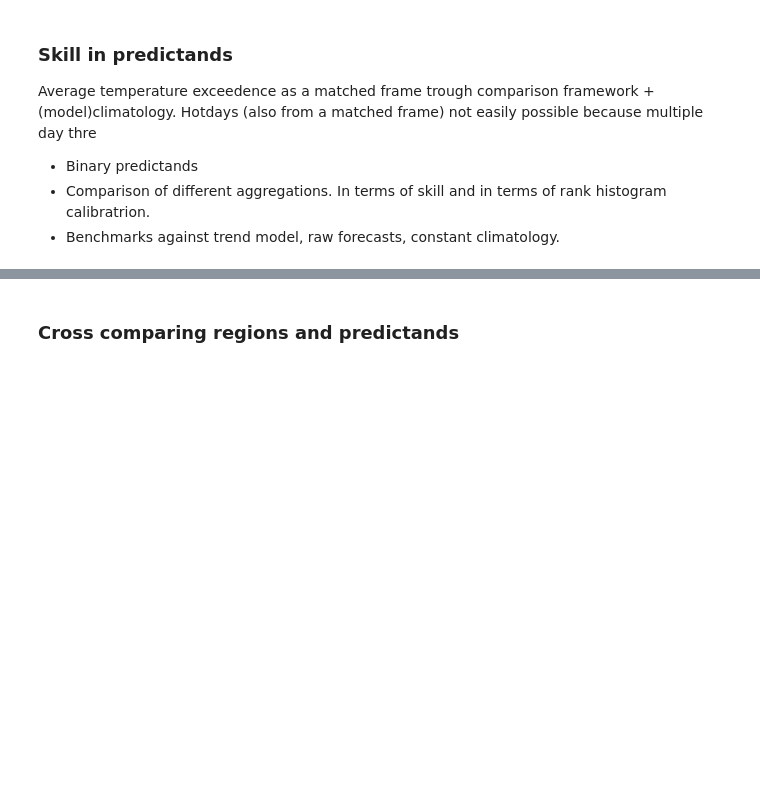
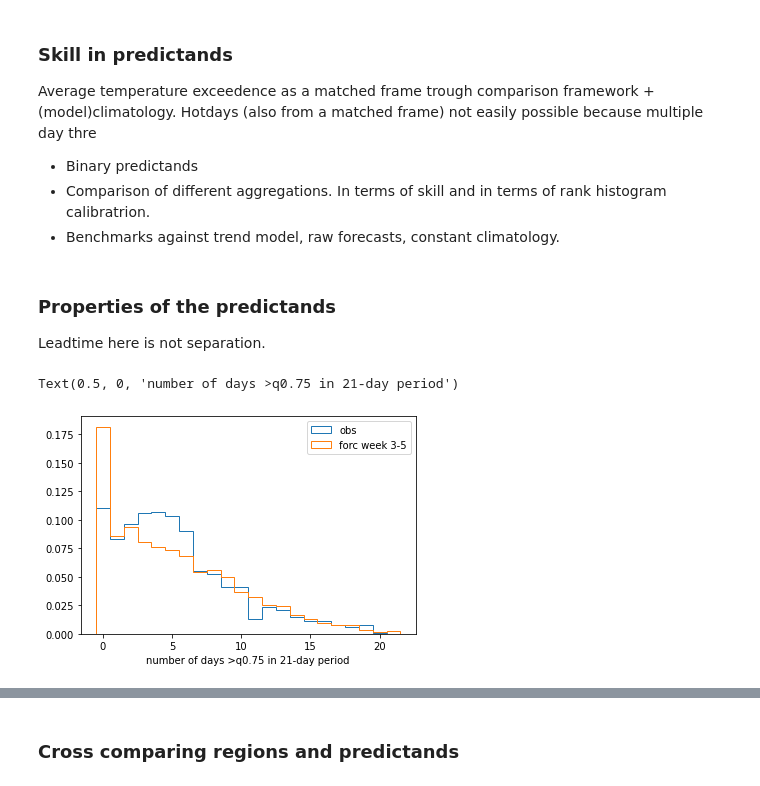
Before and after one commit to chiemvs/SubSeas, a Jupyter notebook: Predictands.ipynb, the cells around one changed output, grey strips where cells are left out. Drawn from its saved outputs; the diff is of its cells as text; code cells hidden in the pictures; blank space fills up the shorter version.

```diff
--- a/Predictands.ipynb
+++ b/Predictands.ipynb
@@ -23,6 +25,7 @@ from Hybrid.dataprep import binarize_hotday_predictand
 # %%
 predictands = pd.DataFrame({'obs':['tg-anom_1998-06-07_2019-10-31_7D-roll-mean_15-t2m-q095-adapted-mean',
                                     'tg-anom_1998-06-07_2019-10-31_14D-roll-mean_15-t2m-q095-adapted-mean',
+                                   'tg-anom_1998-06-07_2019-10-31_21D-roll-mean_15-t2m-q095-adapted-mean',
                                     'tg-anom_1998-06-07_2019-10-31_7D-roll-mean_0.58-t2m-q075-mean',
                                    'tg-anom_1998-06-07_2019-10-31_31D-roll-mean_15-t2m-q095-adapted-mean',
                                    'tg-ex-q0.75-21D_1998-06-07_2019-10-31_1D_15-t2m-q095-adapted-mean.nc',
@@ -31,11 +34,13 @@ predictands = pd.DataFrame({'obs':['tg-anom_1998-06-07_2019-10-31_7D-roll-mean_1
                                    'tg-ex-q0.75-7D_1998-06-07_2019-08-31_1D_15-t2m-q095-adapted-mean.nc'],
                             'clim':['tg-anom_clim_1998-06-07_2019-10-31_7D-roll-mean_15-t2m-q095-adapted-mean_5_5_q0.75', # Do not suffer from missing model records
                                     'tg-anom_clim_1998-06-07_2019-10-31_14D-roll-mean_15-t2m-q095-adapted-mean_5_5_q0.75',
+                                    'tg-anom_clim_1998-06-07_2019-10-31_21D-roll-mean_15-t2m-q095-adapted-mean_15_15_q0.9',
                                     'tg-anom_clim_1998-06-07_2019-10-31_7D-roll-mean_0.58-t2m-q075-mean_5_5_q0.75',
-                                    'tg-anom_clim_1998-06-07_2019-10-31_31D-roll-mean_15-t2m-q095-adapted-mean_5_5_q0.75',
+                                    'tg-anom_clim_1998-06-07_2019-10-31_31D-roll-mean_15-t2m-q095-adapted-mean_15_15_q0.75',
                                    None,None,None,None],
                             'books':['books_paper3-1_tg-anom_JJA_45r1_7D-roll-mean_15-t2m-q095-adapted-mean.csv',
                                      'books_paper3-1_tg-anom_JJA_45r1_14D-roll-mean_15-t2m-q095-adapted-mean.csv',
+                                     'books_paper3-1_tg-anom_JJA_45r1_21D-roll-mean_15-t2m-q095-adapted-mean.csv',
                                      'books_paper3-1_tg-anom_JJA_45r1_7D-roll-mean_0.58-t2m-q075-mean.csv',
                                      'books_paper3-1_tg-anom_JJA_45r1_31D-roll-mean_15-t2m-q095-adapted-mean.csv',
                                     'books_paper3-2_tg-ex-q0.75-21D_JJA_45r1_1D_15-t2m-q095-adapted-mean.csv',
@@ -44,11 +49,12 @@ predictands = pd.DataFrame({'obs':['tg-anom_1998-06-07_2019-10-31_7D-roll-mean_1
                                     'books_paper3-2_tg-ex-q0.75-7D_JJA_45r1_1D_15-t2m-q095-adapted-mean.csv'],
                              'modelclim':['tg-anom_45r1_1998-06-07_2019-10-31_7D-roll-mean_15-t2m-q095-adapted-mean_5_5_q0.75', # These modelclims are also old.
                                           'tg-anom_45r1_1998-06-07_2019-10-31_14D-roll-mean_15-t2m-q095-adapted-mean_5_5_q0.75',
+                                          'tg-anom_45r1_1998-06-07_2019-08-31_21D-roll-mean_15-t2m-q095-adapted-mean_15_15_q0.9', # This is not old.
                                           'tg-anom_45r1_1998-06-07_2019-10-31_7D-roll-mean_0.58-t2m-q075-mean_5_5_q0.75',
-                                          'tg-anom_45r1_1998-06-07_2019-08-31_31D-roll-mean_15-t2m-q095-adapted-mean_5_5_q0.75',
+                                          'tg-anom_45r1_1998-06-07_2019-08-31_31D-roll-mean_15-t2m-q095-adapted-mean_15_15_q0.75', # This is not old. Also 0.5 is available
                                          None,None,None,None], # These do use daily climatologies though.
                             },
-                           index = pd.Index(['tg7D','tg14D','tg7Dhighres','tg31D','tgex21D','tgex21Dhighres','tgex14D','tgex7D'], name = 'basevar'))
+                           index = pd.Index(['tg7D','tg14D','tg21D','tg7Dhighres','tg31D','tgex21D','tgex21Dhighres','tgex14D','tgex7D'], name = 'basevar'))
 # %%
 def add_trend_model(df, groupers = ['leadtime','clustid'], return_coefs = True):
     """
@@ -223,3 +247,20 @@ def lineplot(df: pd.DataFrame, freqframe: pd.DataFrame = None, plotkwargs: dict
         ax.hlines(0,plotframe.index.min(),plotframe.index.max(), color = 'grey')
     plotframe.plot(ax = ax, **plotkwargs)
     return fig, ax
+# %% [markdown]
+### Properties of the predictands
+Leadtime here is not separation.
+# %%
+fr = load(booksname = predictands.loc['tgex21D','books'], compute = True)
+fr = fr.iloc[fr['clustid'].values == 9,:]
+# %%
+bins = np.arange(-0.5,22.5,1)
+fig, ax = plt.subplots()
+ax.hist(fr[('observation',0)], bins = bins, histtype = 'step', density = True, label = 'obs')
+#ax.hist(fr.loc[fr['leadtime'].values == 1,'forecast'].stack('number'), bins = bins, histtype = 'step', density = True, label = 'forc week 1-3')
+ax.hist(fr.loc[fr['leadtime'].values == 15,'forecast'].stack('number'), bins = bins, histtype = 'step', density = True, label = 'forc week 3-5')
+ax.legend()
+ax.set_xlabel('number of days >q0.75 in 21-day period')
+# %% [output]
+Text(0.5, 0, 'number of days >q0.75 in 21-day period')
+[figure, added]
```
Also changed, not shown: parts of 25 cells of this notebook, 1 other file.
